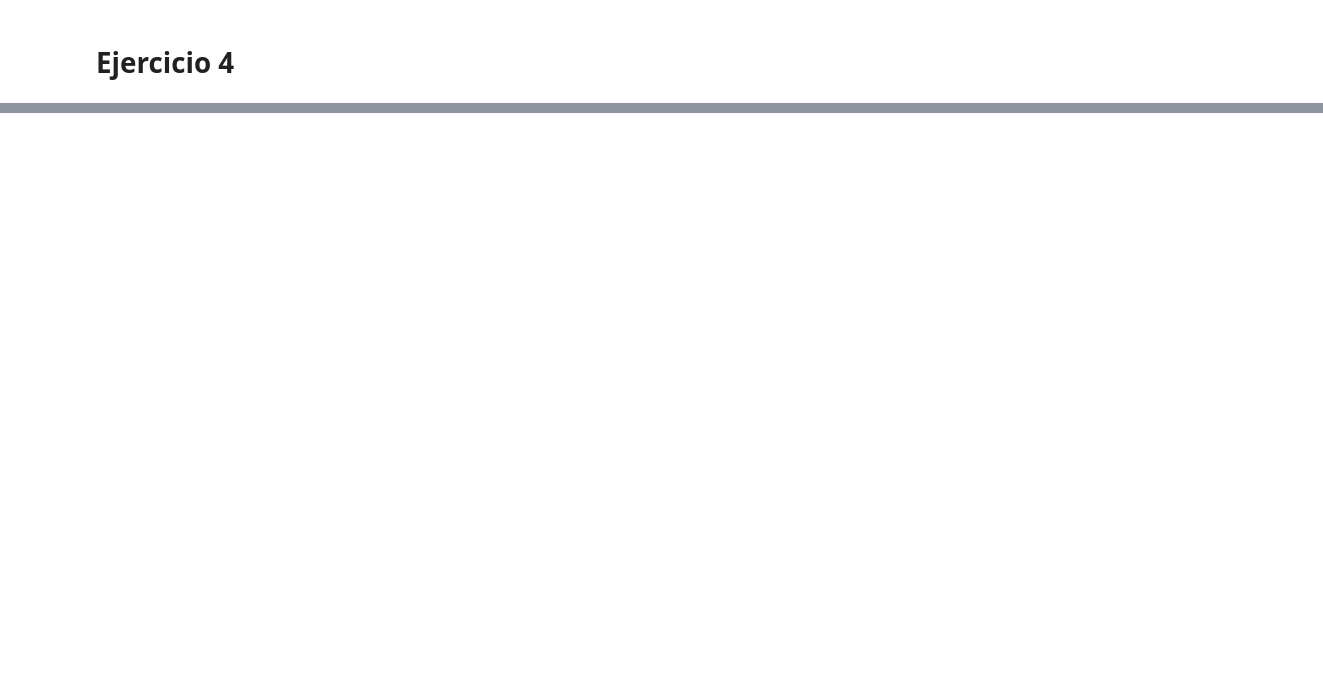
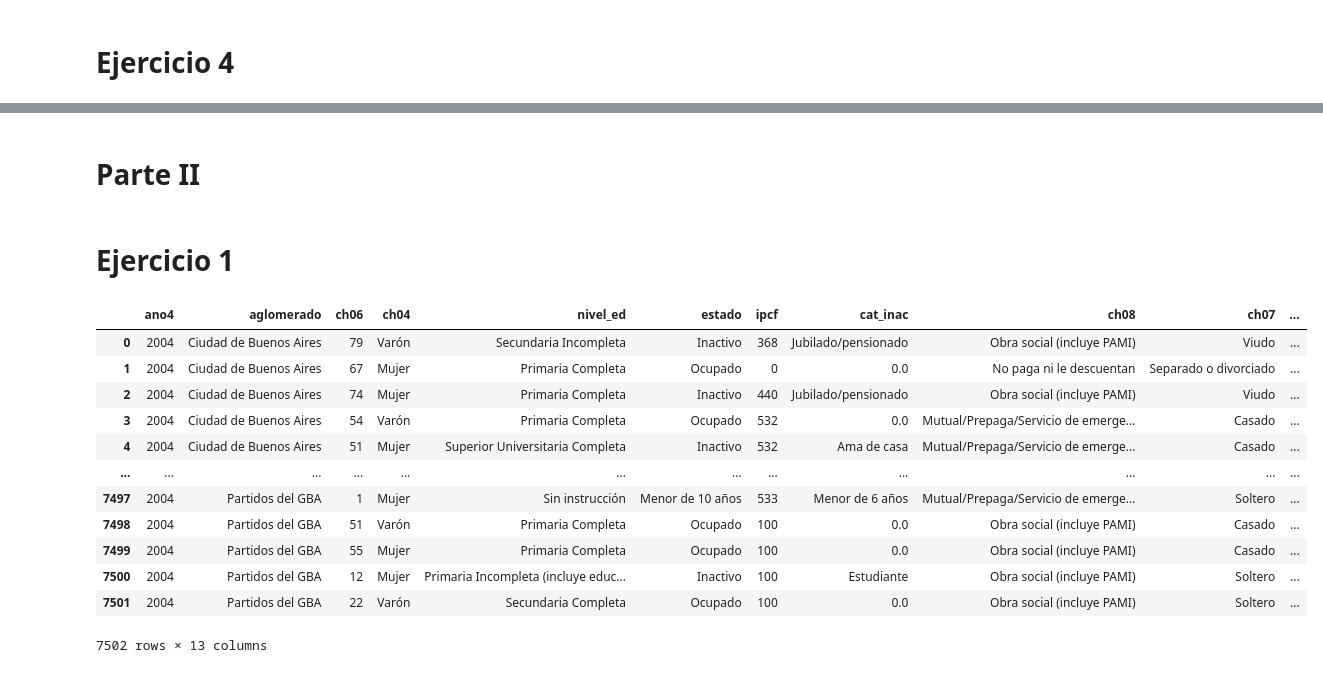
Before and after one commit to valentinasaravi/CC408--T2-8-, a Jupyter notebook: TP4/TP4 parte 1.ipynb, the cells around one changed output, grey strips where cells are left out. Saved outputs shown, nothing was run; the diff lists cells and outputs as text; code cells hidden in the pictures; blank space fills up the shorter version.

Commit message:
TP4 parte 1 y 2.

```diff
--- a/TP4/TP4 parte 1.ipynb
+++ b/TP4/TP4 parte 1.ipynb
@@ -1185,0 +1199,29 @@ df_selec
+# %% [markdown]
+# Parte II
+# %% [markdown]
+# Ejercicio 1
+# %%
+import pandas as pd
+
+# cargamos la base respondieron para cada año
+file_path_04 = 'C:/Users/matug/OneDrive/Documentos/UdeSA/Ciencia de datos/TP4/Bases de datos TP3/respondieron_04.csv'
+file_path_24 = 'C:/Users/matug/OneDrive/Documentos/UdeSA/Ciencia de datos/TP4/Bases de datos TP3/respondieron_24.csv'
+
+respondieron_04 = pd.read_csv(file_path_04)
+respondieron_24 = pd.read_csv(file_path_24)
+
+respondieron_04
+# %% [output]
+|  | ano4 | aglomerado | ch06 | ch04 | nivel_ed | estado | ipcf | cat_inac | ch08 | ch07 | ... |
+| 0 | 2004 | Ciudad de Buenos Aires | 79 | Varón | Secundaria Incompleta | Inactivo | 368 | Jubilado/pensionado | Obra social (incluye PAMI) | Viudo | ... |
+| 1 | 2004 | Ciudad de Buenos Aires | 67 | Mujer | Primaria Completa | Ocupado | 0 | 0.0 | No paga ni le descuentan | Separado o divorciado | ... |
+| 2 | 2004 | Ciudad de Buenos Aires | 74 | Mujer | Primaria Completa | Inactivo | 440 | Jubilado/pensionado | Obra social (incluye PAMI) | Viudo | ... |
+| 3 | 2004 | Ciudad de Buenos Aires | 54 | Varón | Primaria Completa | Ocupado | 532 | 0.0 | Mutual/Prepaga/Servicio de emerge... | Casado | ... |
+| 4 | 2004 | Ciudad de Buenos Aires | 51 | Mujer | Superior Universitaria Completa | Inactivo | 532 | Ama de casa | Mutual/Prepaga/Servicio de emerge... | Casado | ... |
+| ... | ... | ... | ... | ... | ... | ... | ... | ... | ... | ... | ... |
+| 7497 | 2004 | Partidos del GBA | 1 | Mujer | Sin instrucción | Menor de 10 años | 533 | Menor de 6 años | Mutual/Prepaga/Servicio de emerge... | Soltero | ... |
+| 7498 | 2004 | Partidos del GBA | 51 | Varón | Primaria Completa | Ocupado | 100 | 0.0 | Obra social (incluye PAMI) | Casado | ... |
+| 7499 | 2004 | Partidos del GBA | 55 | Mujer | Primaria Completa | Ocupado | 100 | 0.0 | Obra social (incluye PAMI) | Casado | ... |
+| 7500 | 2004 | Partidos del GBA | 12 | Mujer | Primaria Incompleta (incluye educ... | Inactivo | 100 | Estudiante | Obra social (incluye PAMI) | Soltero | ... |
+| 7501 | 2004 | Partidos del GBA | 22 | Varón | Secundaria Completa | Ocupado | 100 | 0.0 | Obra social (incluye PAMI) | Soltero | ... |
+7502 rows × 13 columns
```
Also changed, not shown: parts of 18 cells of this notebook.
